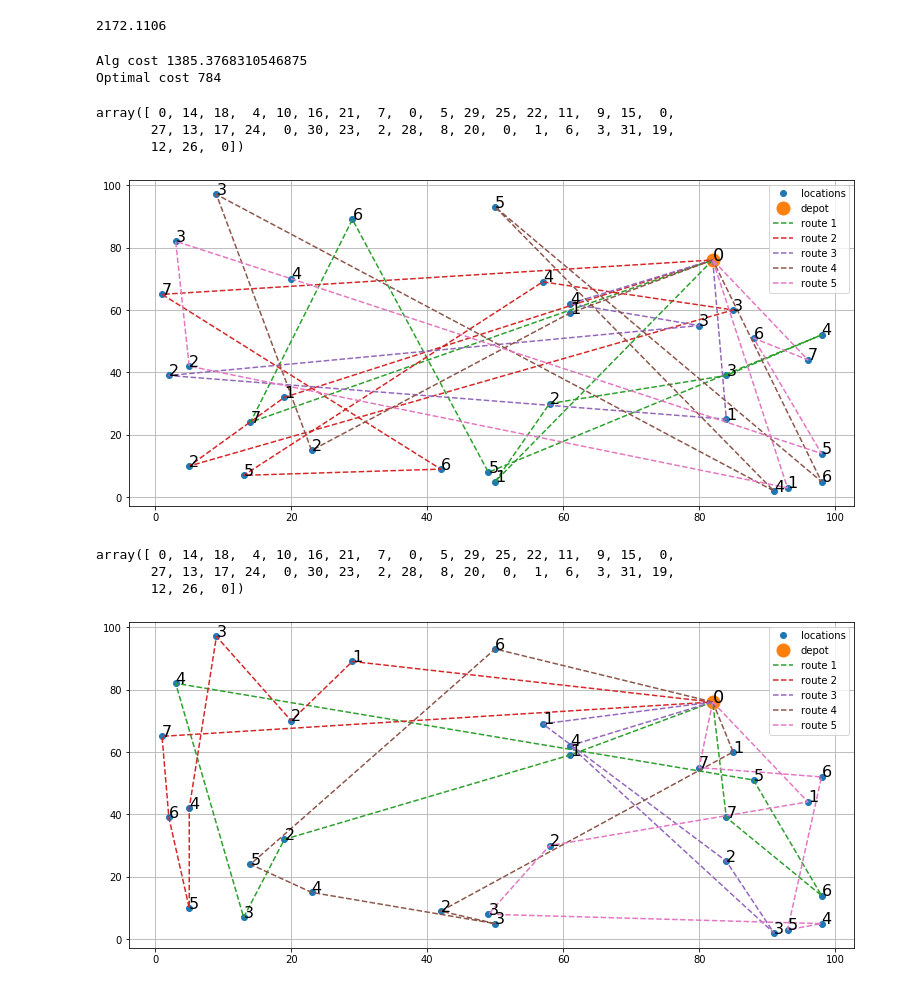
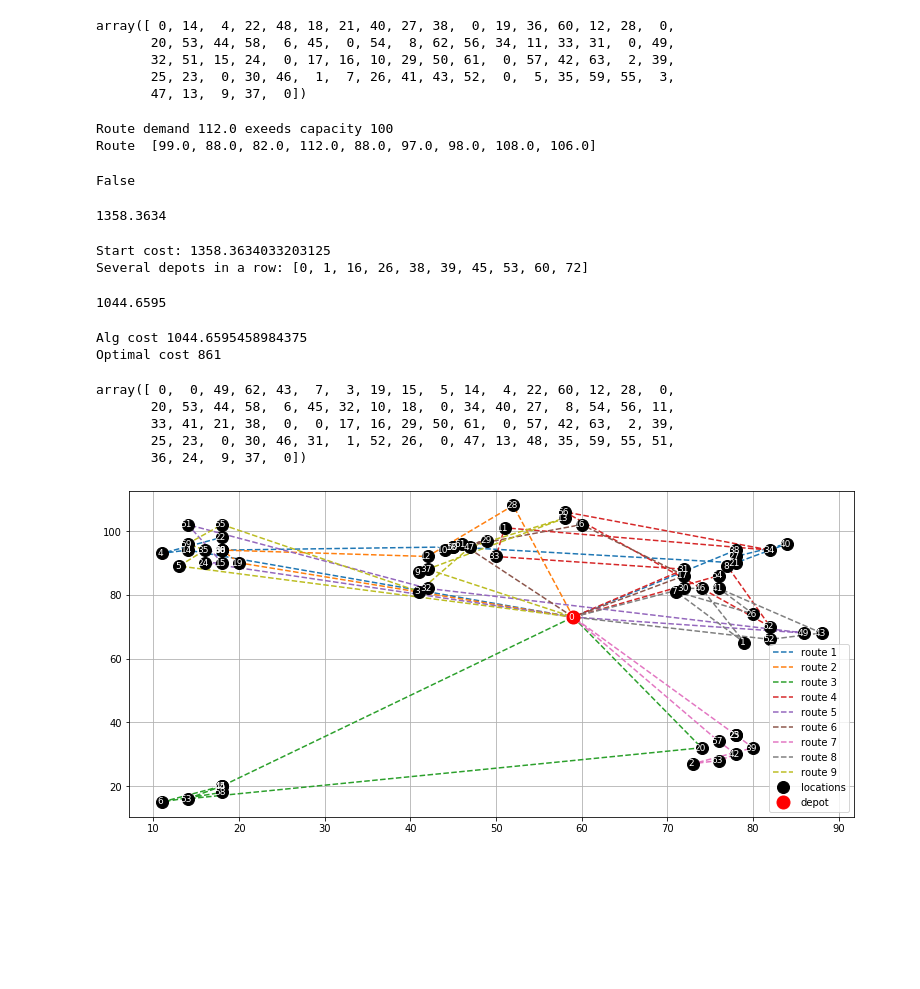
Before and after one commit to CodeSopranos/VehicleRoutingProblem, a Jupyter notebook: VehicleRoutingProblem.ipynb, the cells around one changed output. Saved outputs shown, nothing was run; the diff lists cells and outputs as text; code cells hidden in the pictures; blank space fills up the shorter version.

Commit message:
fixes initial solution generation, project structure modified, the start of the bee colony dev

```diff
--- a/VehicleRoutingProblem.ipynb
+++ b/VehicleRoutingProblem.ipynb
@@ -44,0 +41,12 @@ tools.visualize_problem(problem)
+# %%
+from utils import tools, visualize, common
+problem = tools.get_problem('benchmarks/B/B-n64-k9.vrp')
+# %%
+tools     = imp.reload(tools)
+visualize = imp.reload(visualize)
+common    = imp.reload(common)
+
+visualize.visualize_problem(problem)
+for k, v in problem.items():
+    if k !='locations' and k !='dists':
+        print(k,"->", v)
@@ -45,39 +61,52 @@ tools.visualize_problem(problem)
 # %%
-tools = imp.reload(tools)
-solution  = tools.generate_solution(problem, patience=10000)
+common   = imp.reload(common)
+solution = common.generate_solution(problem, verbose=False)
 solution
+# %% [output]
+array([ 0, 14,  4, 22, 48, 18, 21, 40, 27, 38,  0, 19, 36, 60, 12, 28,  0,
+       20, 53, 44, 58,  6, 45,  0, 54,  8, 62, 56, 34, 11, 33, 31,  0, 49,
+       32, 51, 15, 24,  0, 17, 16, 10, 29, 50, 61,  0, 57, 42, 63,  2, 39,
+       25, 23,  0, 30, 46,  1,  7, 26, 41, 43, 52,  0,  5, 35, 59, 55,  3,
+       47, 13,  9, 37,  0])
+# %%
+common.check_solution(problem, solution, verbose=True)
+# %% [output]
+Route demand 112.0 exeeds capacity 100
+Route  [99.0, 88.0, 82.0, 112.0, 88.0, 97.0, 98.0, 108.0, 106.0]
+False
 # %%
-sol_cost = tools.compute_solution(problem, solution)
+sol_cost = common.compute_solution(problem, solution)
 sol_cost
 # %% [output]
-2172.1106
+1358.3634
 # %%
 from algorithm import local_search
 local_search = imp.reload(local_search)
 
 alg = local_search.LocalSearch(problem)
-alg.set_params(solution, n_iter=1000)
+alg.set_params(solution, n_iter=500, k=2)
 new_sol, new_cost = alg.solve(verbose=True)
+common.check_solution(problem, new_sol, verbose=True)
+new_cost
+# %% [output]
+Start cost: 1358.3634033203125
+Several depots in a row: [0, 1, 16, 26, 38, 39, 45, 53, 60, 72]
+1044.6595
 # %%
-new_cost = tools.compute_solution(problem, new_sol)
+new_cost = common.compute_solution(problem, new_sol)
 print('Alg cost {}'.format(new_cost))
 print('Optimal cost {}'.format(problem['optimal']))
 new_sol
 # %% [output]
-Alg cost 1385.3768310546875
-Optimal cost 784
+Alg cost 1044.6595458984375
+Optimal cost 861
-array([ 0, 14, 18,  4, 10, 16, 21,  7,  0,  5, 29, 25, 22, 11,  9, 15,  0,
-       27, 13, 17, 24,  0, 30, 23,  2, 28,  8, 20,  0,  1,  6,  3, 31, 19,
-       12, 26,  0])
+array([ 0,  0, 49, 62, 43,  7,  3, 19, 15,  5, 14,  4, 22, 60, 12, 28,  0,
+       20, 53, 44, 58,  6, 45, 32, 10, 18,  0, 34, 40, 27,  8, 54, 56, 11,
+       33, 41, 21, 38,  0,  0, 17, 16, 29, 50, 61,  0, 57, 42, 63,  2, 39,
+       25, 23,  0, 30, 46, 31,  1, 52, 26,  0, 47, 13, 48, 35, 59, 55, 51,
+       36, 24,  9, 37,  0])
 # %%
-tools.visualize_problem(problem, solution, figsize=(13,6))
+visualize = imp.reload(visualize)
+visualize.visualize_problem(problem, solution, figsize=(13,6))
 # %% [output]
-[figure, old version]
+[figure, new version]
-# %%
-tools.visualize_problem(problem, new_sol, figsize=(13,6))
-new_sol
-# %% [output]
-array([ 0, 14, 18,  4, 10, 16, 21,  7,  0,  5, 29, 25, 22, 11,  9, 15,  0,
-       27, 13, 17, 24,  0, 30, 23,  2, 28,  8, 20,  0,  1,  6,  3, 31, 19,
-       12, 26,  0])
-[figure, removed]
```
Also changed, not shown: parts of 8 cells of this notebook, 6 other files.
